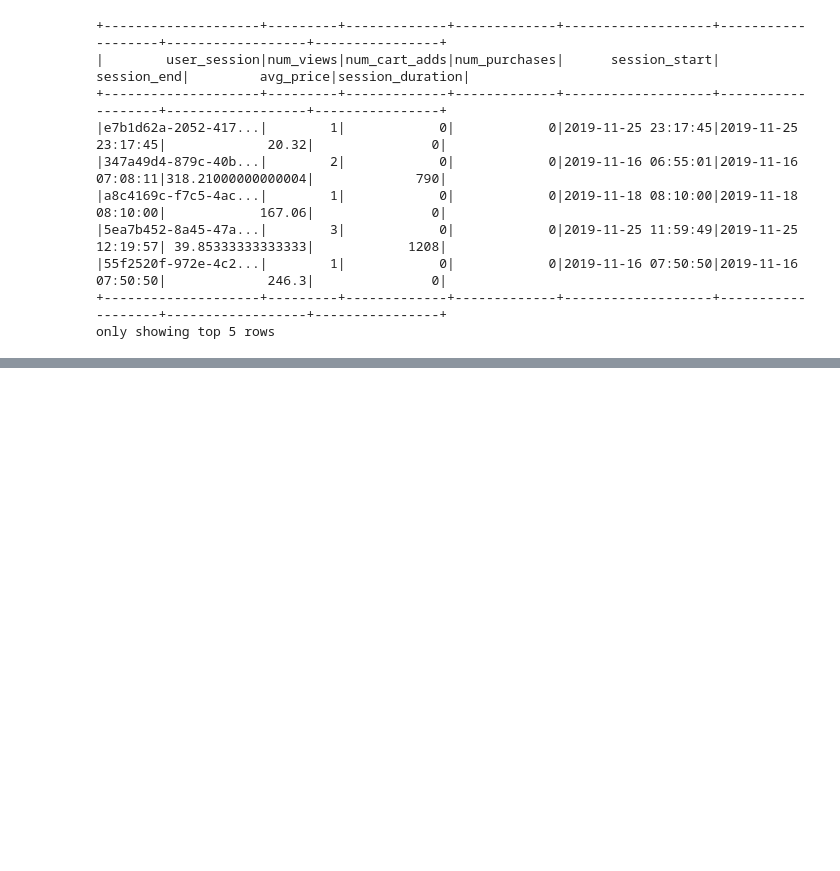
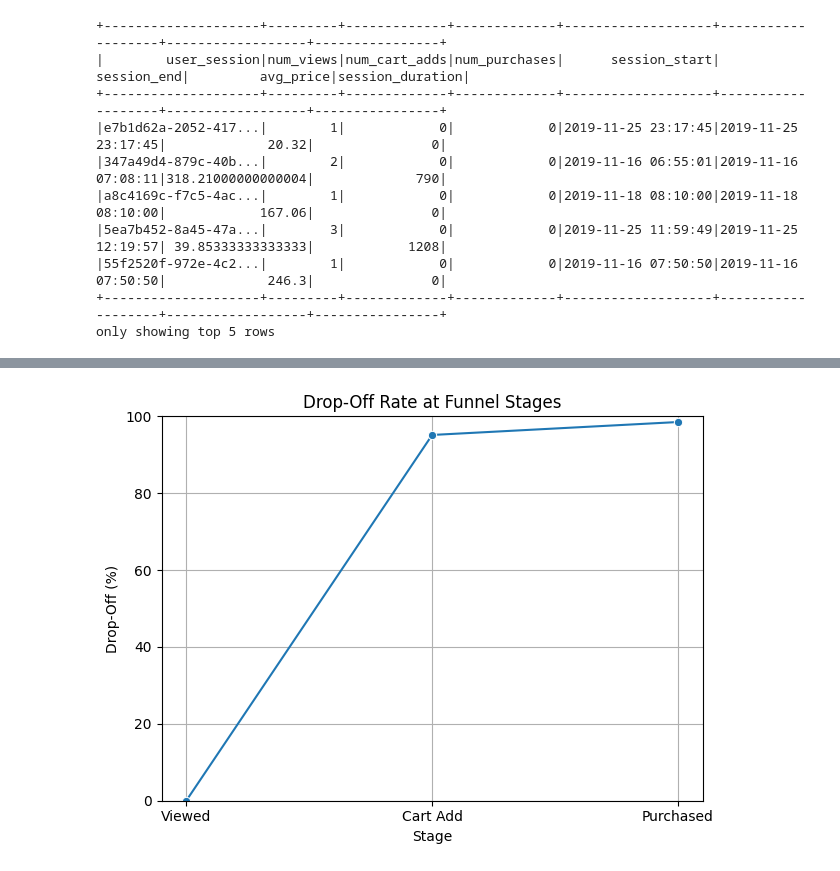
Before and after one commit to shivamAmrutia/ecomm-bigdata-project, a Jupyter notebook: notebooks/exploration1.ipynb, the cells around one changed output, grey strips where cells are left out. Saved outputs shown, nothing was run; the diff lists cells and outputs as text; code cells hidden in the pictures; blank space fills up the shorter version.

```diff
--- a/notebooks/exploration1.ipynb
+++ b/notebooks/exploration1.ipynb
@@ -161,0 +242,17 @@ best_model_outputs = pick_best_model_from_grid(results_csv_path, base_rf_dir)
+# %%
+funnel_df = pd.DataFrame({
+    "Stage": ["Viewed", "Cart Add", "Purchased"],
+    "Users": [funnel["Viewed"], funnel["Cart Add"], funnel["Purchased"]]
+})
+funnel_df["Dropoff %"] = 100 * (1 - funnel_df["Users"] / funnel_df["Users"].iloc[0])
+
+sns.lineplot(data=funnel_df, x="Stage", y="Dropoff %", marker="o")
+plt.title("Drop-Off Rate at Funnel Stages")
+plt.ylabel("Drop-Off (%)")
+plt.ylim(0, 100)
+plt.grid(True)
+plt.tight_layout()
+plt.savefig("../output/figures/dropoff_rate.png")
+plt.show()
+# %% [output]
+[figure, added]
```
Also changed, not shown: parts of 15 cells of this notebook, 6 other files.
